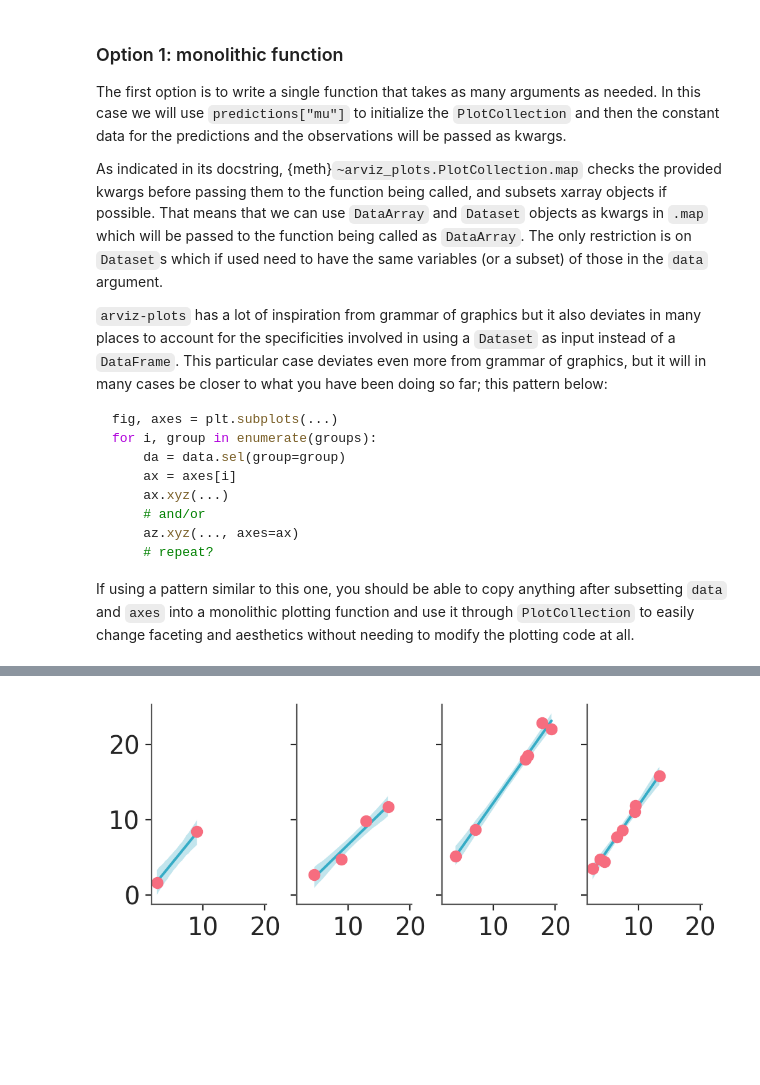
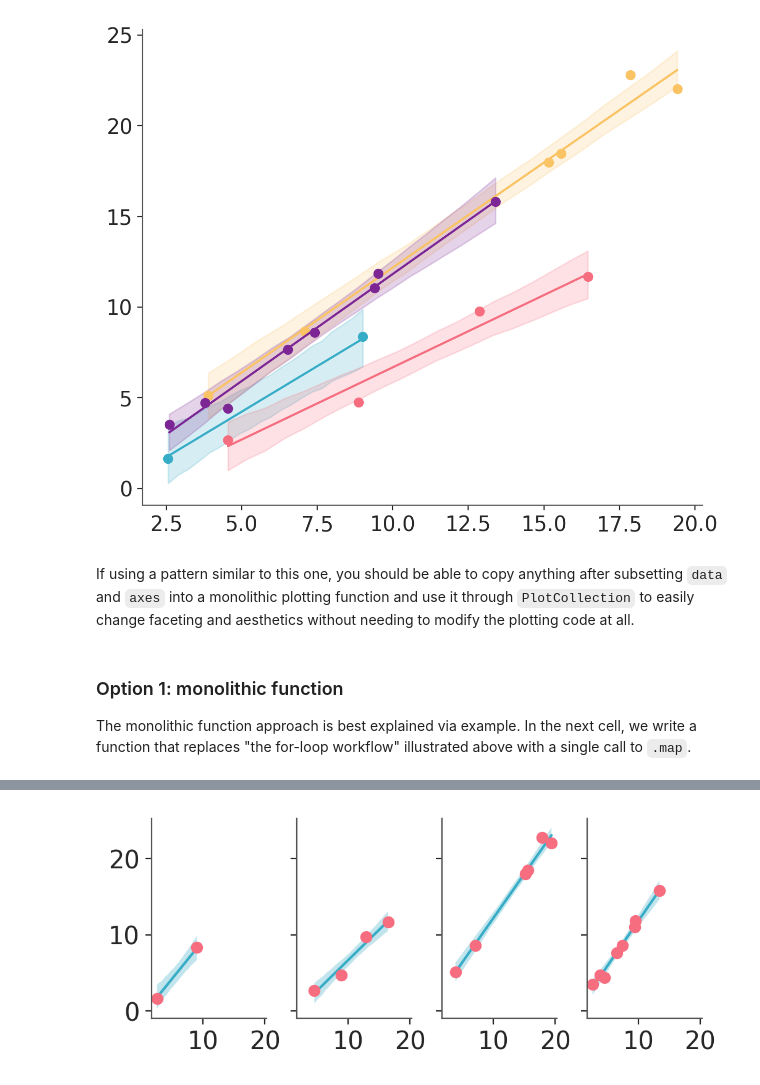
Before and after one commit to arviz-devs/arviz-plots, a Jupyter notebook: docs/source/tutorials/compose_own_plot.ipynb, the cells around one changed output, grey strips where cells are left out. Drawn from its saved outputs; the diff is of its cells as text; code cells hidden in the pictures; blank space fills up the shorter version.

Commit message:
start addressing feedback on compose_own_plot

````diff
--- a/docs/source/tutorials/compose_own_plot.ipynb
+++ b/docs/source/tutorials/compose_own_plot.ipynb
@@ -181,24 +182,40 @@ Attributes:
+# %%
+import matplotlib.pyplot as plt
+import numpy as np
+
+unique_groups = np.unique(data["group"])
+colors = [f"C{i}" for i in range(len(unique_groups))]
+
+fig, axes = plt.subplots(1, 1)  # if faceting subplots(1, 4) instead for example
+for i, group in enumerate(unique_groups):
+    # get subsets and corresponding plots+aesthetics
+    data_subset = data.query(obs_id=f"group == {group}")
+    pred_data_subset = pred_data.query(obs_id=f"group == {group}")
+    predictions_subset = predictions.query(obs_id=f"group == {group}")
+    ax = axes  # if faceting axes[i] instead for example
+    color = colors[i]
+    # start plotting
+    mean = predictions_subset["mu"].mean(("chain", "draw"))
+    ax.plot(data_subset["x"], data_subset["obs"], "o", color=color, label=f"Group {i}")
+    ax.plot(pred_data_subset["x"], mean, color=color)
+    # az.plot_hdi(pred_data_subset["x"], predictions_subset["mu"], color=color, ax=ax)
+    # plot_hdi has no equivalent in arviz-plots
+    # so we replicate its behaviour in this specific context
+    hdi = predictions_subset["mu"].azstats.hdi()
+    ax.fill_between(
+        pred_data_subset["x"],
+        hdi.sel(ci_bound="lower"),
+        hdi.sel(ci_bound="upper"),
+        color=color,
+        alpha=0.2
+    )
+# %% [output]
+[figure, added]
+# %% [markdown]
+If using a pattern similar to this one, you should be able to copy anything after subsetting `data` and `axes` into a monolithic plotting function and use it through `PlotCollection` to easily change faceting and aesthetics without needing to modify the plotting code at all.
 # %% [markdown]
 ### Option 1: monolithic function
-The first option is to write a single function that takes as many arguments as needed. In this case we will use `predictions["mu"]` to initialize the `PlotCollection` and then the constant data for the predictions and the observations will be passed as kwargs.
-
-As indicated in its docstring, {meth}`~arviz_plots.PlotCollection.map` checks the provided kwargs before passing them to the function being called,
-and subsets xarray objects if possible. That means that we can use `DataArray` and `Dataset` objects as kwargs in `.map` which will be passed to the function being called as `DataArray`. The only restriction is on `Dataset`s which if used need to have the same variables (or a subset) of those in the `data` argument.
-
-`arviz-plots` has a lot of inspiration from grammar of graphics but it also deviates in many places to account for the specificities involved in using a `Dataset` as input instead of a `DataFrame`. This particular case deviates even more from grammar of graphics, but it will in many cases be closer to what you have been doing so far; this pattern below:
-
-```python
-fig, axes = plt.subplots(...)
-for i, group in enumerate(groups):
-    da = data.sel(group=group)
-    ax = axes[i]
-    ax.xyz(...)
-    # and/or
-    az.xyz(..., axes=ax)
-    # repeat?
-```
-
-If using a pattern similar to this one, you should be able to copy anything after subsetting `data` and `axes` into a monolithic plotting function and use it through `PlotCollection` to easily change faceting and aesthetics without needing to modify the plotting code at all.
+The monolithic function approach is best explained via example. In the next cell, we write a function that replaces "the for-loop workflow" illustrated above with a single call to `.map`.
 # %%
 def line_band_dots(da, target, x_pred, x, y, **kwargs):
     """Add mean line, hdi band and observation xy scatter to a matplotlib plot.
````
Also changed, not shown: parts of 22 cells of this notebook.
